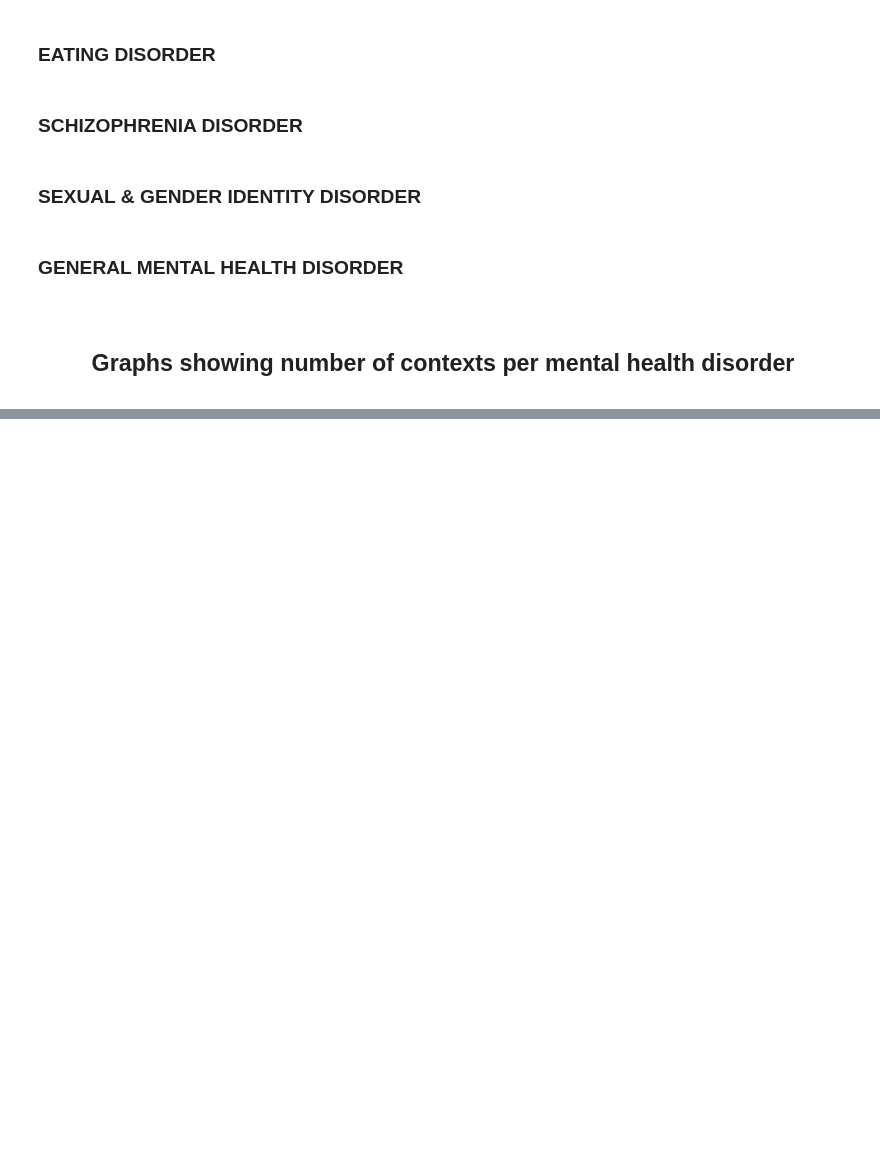
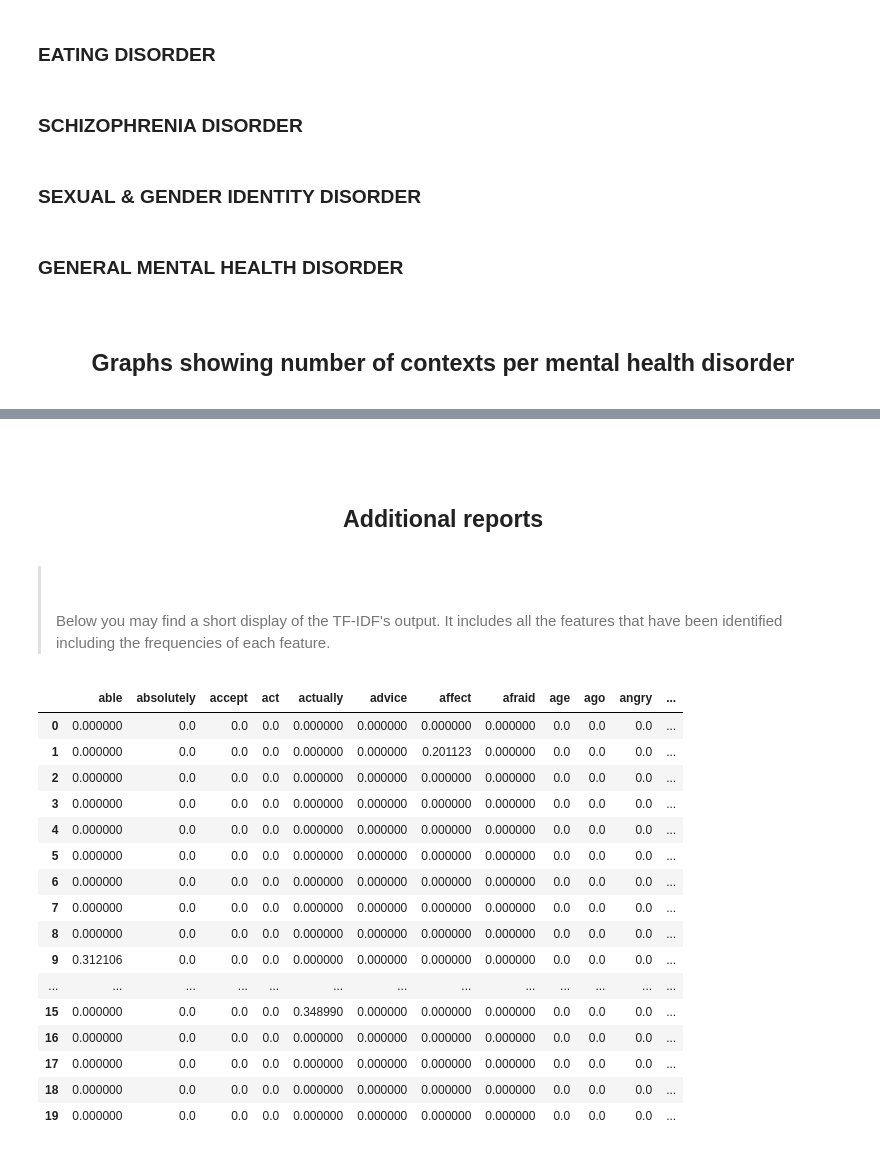
Before and after one commit to Zacksiat/Identifying-Mental-Health-Disorders-with-NLP-and-DL, a Jupyter notebook: dissertationCode.ipynb, the cells around one changed output, grey strips where cells are left out. Drawn from its saved outputs; the diff is of its cells as text; code cells hidden in the pictures; blank space fills up the shorter version.

```diff
--- a/dissertationCode.ipynb
+++ b/dissertationCode.ipynb
@@ -108,7 +108,7 @@ True
 - **`number_of_rows_to_print`**: This number regards to the "print_dataset_each_step" variable and sets the number of rows of the dataframe object to be printed on each step.
 # %%
 pd.set_option('display.colheader_justify', 'center')
-pd.set_option('expand_frame_repr', False)
+pd.options.display.max_columns = None
 np.set_printoptions(suppress=True)
 
 english_stop_words = stopwords.words('english')
@@ -916,0 +915,24 @@ plt.show()
+# %% [markdown]
+<br><br><center><h2> Additional reports</h2></center>
+# %% [markdown]
+><br><br>Below you may find a short display of the TF-IDF's output. It includes all the features that have been identified including the frequencies of each feature.
+# %%
+display(pd.DataFrame(samples_for_train, columns = tfidf_vectorizer.get_feature_names_out()).head(number_of_rows_to_print))
+# %% [output]
+|  | able | absolutely | accept | act | actually | advice | affect | afraid | age | ago | angry | ... |
+| 0 | 0.000000 | 0.0 | 0.0 | 0.0 | 0.000000 | 0.000000 | 0.000000 | 0.000000 | 0.0 | 0.0 | 0.0 | ... |
+| 1 | 0.000000 | 0.0 | 0.0 | 0.0 | 0.000000 | 0.000000 | 0.201123 | 0.000000 | 0.0 | 0.0 | 0.0 | ... |
+| 2 | 0.000000 | 0.0 | 0.0 | 0.0 | 0.000000 | 0.000000 | 0.000000 | 0.000000 | 0.0 | 0.0 | 0.0 | ... |
+| 3 | 0.000000 | 0.0 | 0.0 | 0.0 | 0.000000 | 0.000000 | 0.000000 | 0.000000 | 0.0 | 0.0 | 0.0 | ... |
+| 4 | 0.000000 | 0.0 | 0.0 | 0.0 | 0.000000 | 0.000000 | 0.000000 | 0.000000 | 0.0 | 0.0 | 0.0 | ... |
+| 5 | 0.000000 | 0.0 | 0.0 | 0.0 | 0.000000 | 0.000000 | 0.000000 | 0.000000 | 0.0 | 0.0 | 0.0 | ... |
+| 6 | 0.000000 | 0.0 | 0.0 | 0.0 | 0.000000 | 0.000000 | 0.000000 | 0.000000 | 0.0 | 0.0 | 0.0 | ... |
+| 7 | 0.000000 | 0.0 | 0.0 | 0.0 | 0.000000 | 0.000000 | 0.000000 | 0.000000 | 0.0 | 0.0 | 0.0 | ... |
+| 8 | 0.000000 | 0.0 | 0.0 | 0.0 | 0.000000 | 0.000000 | 0.000000 | 0.000000 | 0.0 | 0.0 | 0.0 | ... |
+| 9 | 0.312106 | 0.0 | 0.0 | 0.0 | 0.000000 | 0.000000 | 0.000000 | 0.000000 | 0.0 | 0.0 | 0.0 | ... |
+| ... | ... | ... | ... | ... | ... | ... | ... | ... | ... | ... | ... | ... |
+| 15 | 0.000000 | 0.0 | 0.0 | 0.0 | 0.348990 | 0.000000 | 0.000000 | 0.000000 | 0.0 | 0.0 | 0.0 | ... |
+| 16 | 0.000000 | 0.0 | 0.0 | 0.0 | 0.000000 | 0.000000 | 0.000000 | 0.000000 | 0.0 | 0.0 | 0.0 | ... |
+| 17 | 0.000000 | 0.0 | 0.0 | 0.0 | 0.000000 | 0.000000 | 0.000000 | 0.000000 | 0.0 | 0.0 | 0.0 | ... |
+| 18 | 0.000000 | 0.0 | 0.0 | 0.0 | 0.000000 | 0.000000 | 0.000000 | 0.000000 | 0.0 | 0.0 | 0.0 | ... |
+| 19 | 0.000000 | 0.0 | 0.0 | 0.0 | 0.000000 | 0.000000 | 0.000000 | 0.000000 | 0.0 | 0.0 | 0.0 | ... |
```
Also changed, not shown: parts of 31 cells of this notebook.
